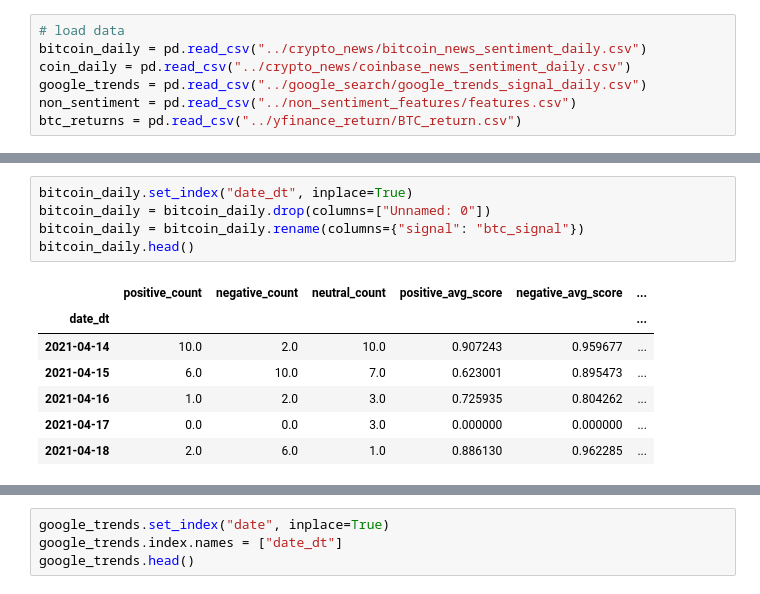
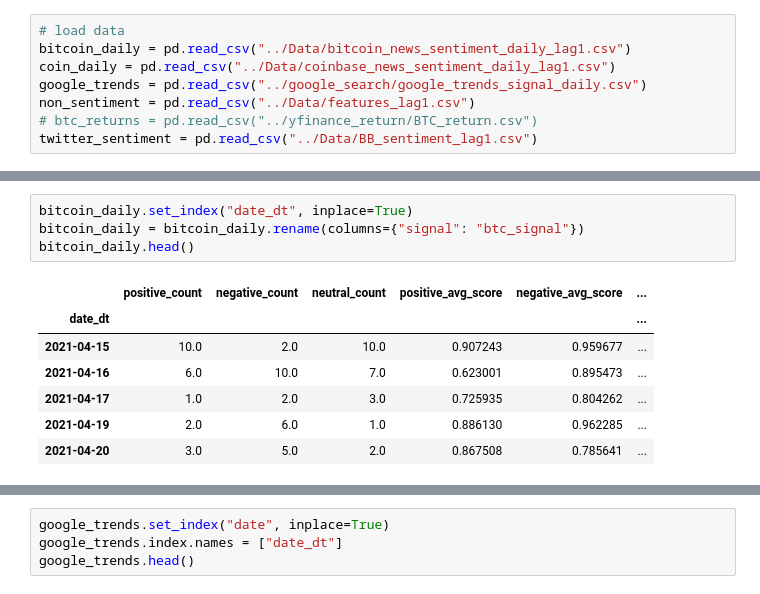
Before and after one commit to nogibjj/Flamingo-ML, a Jupyter notebook: Data_Merging/data_puller.ipynb, the cells around one changed output, grey strips where cells are left out. Drawn from its saved outputs; the diff is of its cells as text.

```diff
--- a/Data_Merging/data_puller.ipynb
+++ b/Data_Merging/data_puller.ipynb
@@ -3,7 +4,8 @@ import pandas as pd
 # %%
 # load data
-bitcoin_daily = pd.read_csv("../crypto_news/bitcoin_news_sentiment_daily.csv")
-coin_daily = pd.read_csv("../crypto_news/coinbase_news_sentiment_daily.csv")
+bitcoin_daily = pd.read_csv("../Data/bitcoin_news_sentiment_daily_lag1.csv")
+coin_daily = pd.read_csv("../Data/coinbase_news_sentiment_daily_lag1.csv")
 google_trends = pd.read_csv("../google_search/google_trends_signal_daily.csv")
-non_sentiment = pd.read_csv("../non_sentiment_features/features.csv")
-btc_returns = pd.read_csv("../yfinance_return/BTC_return.csv")
+non_sentiment = pd.read_csv("../Data/features_lag1.csv")
+# btc_returns = pd.read_csv("../yfinance_return/BTC_return.csv")
+twitter_sentiment = pd.read_csv("../Data/BB_sentiment_lag1.csv")
@@ -10,15 +24,14 @@ btc_returns = pd.read_csv("../yfinance_return/BTC_return.csv")
 # %%
 bitcoin_daily.set_index("date_dt", inplace=True)
-bitcoin_daily = bitcoin_daily.drop(columns=["Unnamed: 0"])
 bitcoin_daily = bitcoin_daily.rename(columns={"signal": "btc_signal"})
 bitcoin_daily.head()
 # %% [output]
 |  | positive_count | negative_count | neutral_count | positive_avg_score | negative_avg_score | ... |
 | date_dt |  |  |  |  |  | ... |
-| 2021-04-14 | 10.0 | 2.0 | 10.0 | 0.907243 | 0.959677 | ... |
-| 2021-04-15 | 6.0 | 10.0 | 7.0 | 0.623001 | 0.895473 | ... |
-| 2021-04-16 | 1.0 | 2.0 | 3.0 | 0.725935 | 0.804262 | ... |
-| 2021-04-17 | 0.0 | 0.0 | 3.0 | 0.000000 | 0.000000 | ... |
-| 2021-04-18 | 2.0 | 6.0 | 1.0 | 0.886130 | 0.962285 | ... |
+| 2021-04-15 | 10.0 | 2.0 | 10.0 | 0.907243 | 0.959677 | ... |
+| 2021-04-16 | 6.0 | 10.0 | 7.0 | 0.623001 | 0.895473 | ... |
+| 2021-04-17 | 1.0 | 2.0 | 3.0 | 0.725935 | 0.804262 | ... |
+| 2021-04-19 | 2.0 | 6.0 | 1.0 | 0.886130 | 0.962285 | ... |
+| 2021-04-20 | 3.0 | 5.0 | 2.0 | 0.867508 | 0.785641 | ... |
 # %%
 coin_daily.set_index("date_dt", inplace=True)
```
Also changed, not shown: parts of 17 cells of this notebook, 24 other files.
